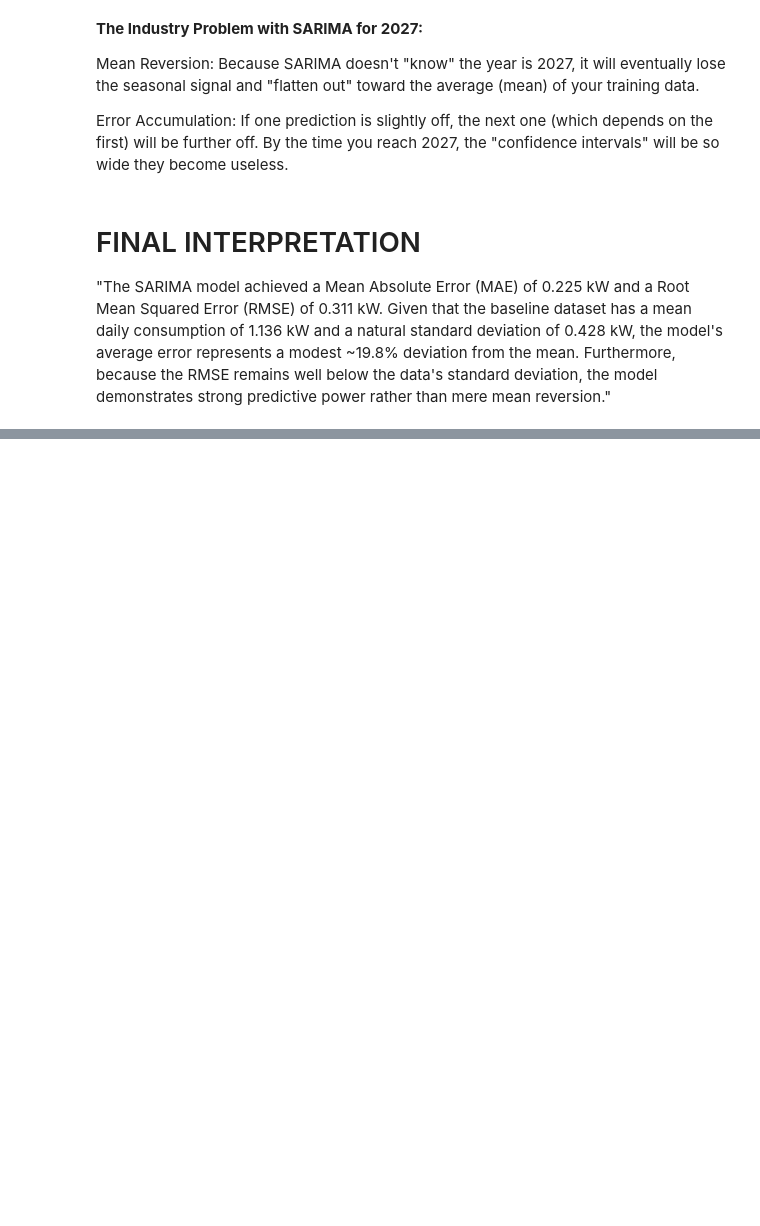
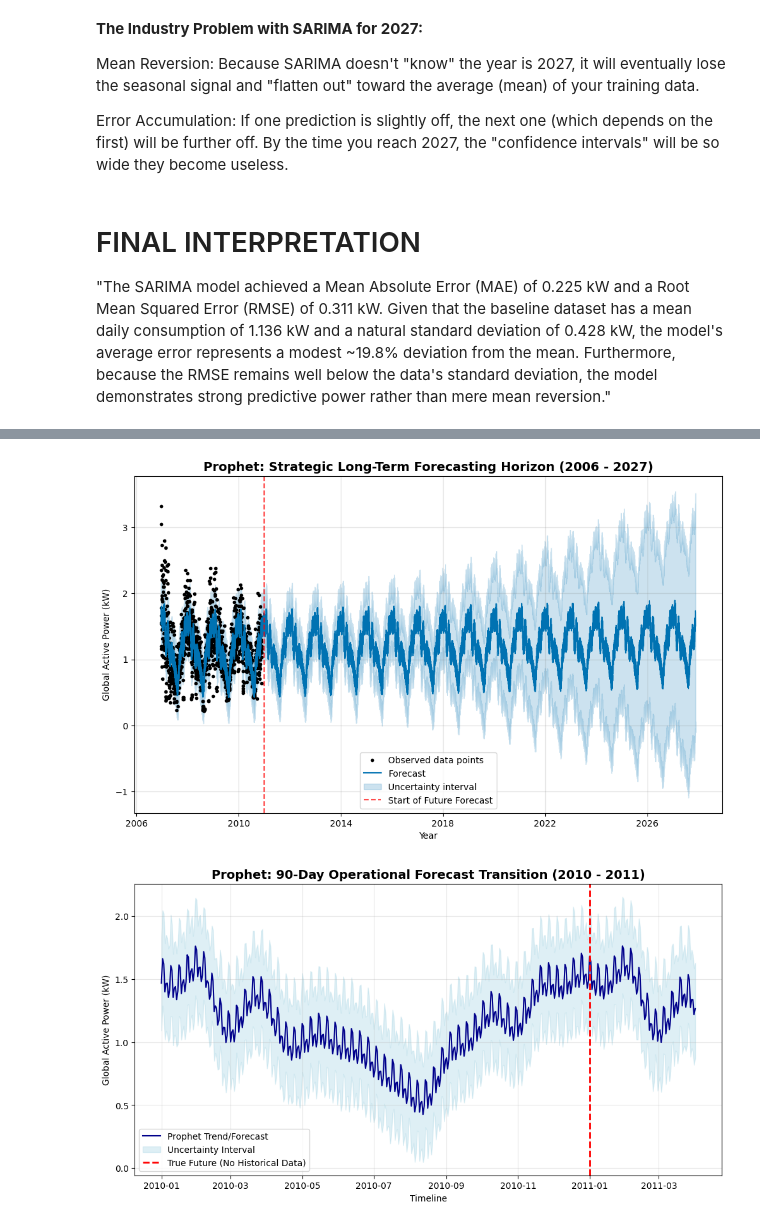
Before and after one commit to shruti-boop/Household-Energy-Consumption-Forecasting, a Jupyter notebook: drive/MyDrive/Colab Notebooks/forecasting.ipynb, the cells around one changed output, grey strips where cells are left out. Drawn from its saved outputs; the diff is of its cells as text; code cells hidden in the pictures; blank space fills up the shorter version.

```diff
--- a/drive/MyDrive/Colab Notebooks/forecasting.ipynb
+++ b/drive/MyDrive/Colab Notebooks/forecasting.ipynb
@@ -1034,0 +1214,51 @@ Error Accumulation: If one prediction is slightly off, the next one (which depen
+# %%
+import pandas as pd
+import matplotlib.pyplot as plt
+from prophet import Prophet
+
+# 1. Prepare your complete historical daily dataset
+full_df = daily_data[['Global_active_power']].reset_index()
+full_df.columns = ['ds', 'y']
+
+# 2. Fit the winning Prophet model on 100% of the historical data
+final_prophet_model = Prophet(yearly_seasonality=True, weekly_seasonality=True, daily_seasonality=False)
+final_prophet_model.fit(full_df)
+
+# 3. Create a dataframe stretching ~17 years out (from end of 2010 to end of 2027)
+# 17 years * 365 days = 6205 days
+future_dates = final_prophet_model.make_future_dataframe(periods=6205, freq='D', include_history=True)
+
+# 4. Predict the values across the entire timeline
+forecast = final_prophet_model.predict(future_dates)
+
+# =========================================================================
+# PLOT 1: The Long-Term Strategic View (2006 - 2027)
+# =========================================================================
+fig1 = final_prophet_model.plot(forecast)
+plt.title("Prophet: Strategic Long-Term Forecasting Horizon (2006 - 2027)", fontsize=14, fontweight='bold')
+plt.xlabel("Year")
+plt.ylabel("Global Active Power (kW)")
+plt.axvline(pd.to_datetime('2011-01-01'), color='red', linestyle='--', alpha=0.7, label='Start of Future Forecast')
+plt.legend()
+plt.show()
+
+# =========================================================================
+# PLOT 2: The Short-Term Operational View (Zoomed into 2010 - 2011)
+# =========================================================================
+plt.figure(figsize=(12, 6))
+# Filter forecast to look closely at the transition into the blank future
+zoomed_forecast = forecast[(forecast['ds'] >= '2010-01-01') & (forecast['ds'] <= '2011-04-01')]
+
+plt.plot(zoomed_forecast['ds'], zoomed_forecast['yhat'], color='darkblue', label='Prophet Trend/Forecast')
+plt.fill_between(zoomed_forecast['ds'], zoomed_forecast['yhat_lower'], zoomed_forecast['yhat_upper'], color='lightblue', alpha=0.4, label='Uncertainty Interval')
+plt.axvline(pd.to_datetime('2011-01-01'), color='red', linestyle='--', linewidth=2, label='True Future (No Historical Data)')
+
+plt.title("Prophet: 90-Day Operational Forecast Transition (2010 - 2011)", fontsize=14, fontweight='bold')
+plt.xlabel("Timeline")
+plt.ylabel("Global Active Power (kW)")
+plt.legend()
+plt.grid(True, alpha=0.3)
+plt.show()
+# %% [output]
+[figure, added]
+[figure, added]
```
Also changed, not shown: parts of 23 cells of this notebook.
